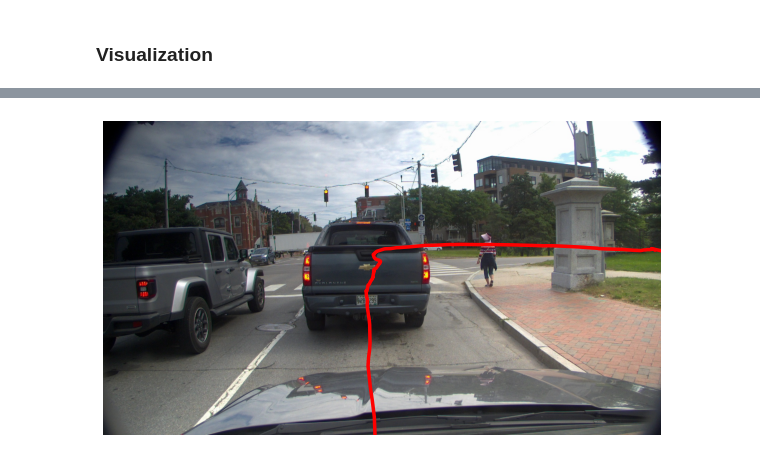
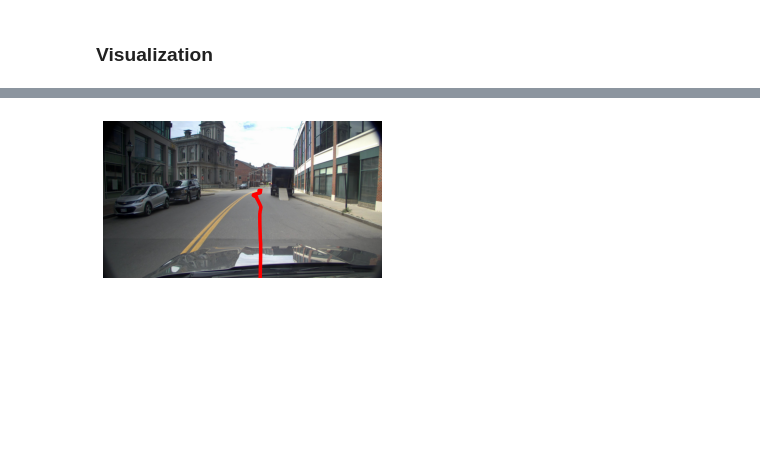
Before and after one commit to YehCF/monocular-visual-odometry, a Jupyter notebook: research/Monocular-Odometry-Pipeline-Experiment.ipynb, the cells around one changed output, grey strips where cells are left out. Drawn from its saved outputs; the diff is of its cells as text; code cells hidden in the pictures; blank space fills up the shorter version.

```diff
--- a/research/Monocular-Odometry-Pipeline-Experiment.ipynb
+++ b/research/Monocular-Odometry-Pipeline-Experiment.ipynb
@@ -96,6 +93,6 @@ def load_frames(video_folder, start_time, end_time):
     return frames, fps
 # %%
 # load real video frames
-frames, fps = load_frames("demo-video-frames/portland-me_20210818_41_corey", 0, 50)
+frames, fps = load_frames("../../odometry/demo-video-frames/portland-me_20210818_41_corey", 80, 130)
 # %% [output]
 Video - portland-me_20210818_41_corey - fps: 20.000982999884354
@@ -304,13 +301,13 @@ class MonocularVisualOdometry:
                                            last_kps[valid_idx],
                                            curr_kps[valid_idx],
                                            focal=self.focal,
-                                           pp=self.cxy,
-                                           mask=(mask * 255).astype(np.uint8))
+                                           pp=self.cxy)
+                                           # mask=(mask * 255).astype(np.uint8))
 
         inliers = inliers.squeeze().astype(np.bool_)
 
         # back to original size
-        all_inliers = (np.ones((curr_kps.shape[0],)) * np.nan).astype(np.bool_)
+        all_inliers = (np.zeros(curr_kps.shape[0],)).astype(np.bool_)
         all_inliers[valid_idx] = inliers
 
         return R, T, all_inliers
@@ -446,8 +443,14 @@ class MonocularVisualOdometry:
         R = cv2.Rodrigues(rvecs)[0]
         T = tvecs
 
-        # note: this inlier is a list of valid indices (not bool mask or 0/1 or 0/255)
-        return R, T, pnp_inliers.squeeze()
+        # note: pnp_inliers is a list of valid indices (not bool mask or 0/1 or 0/255)
+        mask_inliers = np.zeros((kps_3d[mask].shape[0]))
+        mask_inliers[pnp_inliers.squeeze()] = 1
+
+        inliers = np.zeros((kps_3d.shape[0],))
+        inliers[mask] = mask_inliers
+
+        return R, T, inliers.astype(np.bool_)
 
 
     def optimize(self):
@@ -684,11 +678,16 @@ def get_trajectory_from_poses(poses, K, camera_offset=None):
         # simulation for the trajectory on the road
         camera_offset = np.array([[0.], [0.], [0.]])
 
-    for R, T in poses:
+    base_vector = poses[0][0].T @ (-poses[0][1])
 
-        trajectory.append(R.T @ (-T + camera_offset).squeeze())
+    for R, T in poses[1:]:
+
+        trajectory.append((poses[0][0] @ (R.T @ (-T + camera_offset) - base_vector)).squeeze())
+
+        # trajectory.append((R.T @ (-T + camera_offset)).squeeze())
 
     return np.array(trajectory)
+
 
 def get_reprojected_trajectory_from_poses(poses, K, camera_offset=None):
     """
@@ -713,11 +712,13 @@ def export_or_visualize_projected_frame(i_frame,
                                         export=False,
                                         export_directory="temp"):
 
-    plt.figure(figsize=(10, 6))
+    plt.figure(figsize=(5, 3))
 
     plt.imshow(frame)
 
-    plt.plot(projected_trajectory[:, 0], projected_trajectory[:, 1], 'r', linewidth=3.5)
+    if projected_trajectory is not None:
+
+        plt.plot(projected_trajectory[:, 0], projected_trajectory[:, 1], 'r', linewidth=3.5)
 
     plt.xlim([0, frame.shape[1]])
 
@@ -767,3 +768,5 @@ plt.show()
 # %%
 # get projected trajectory on the ref image
-projected_trajectory = get_reprojected_trajectory_from_poses(poses, K, camera_offset=np.array([[0.], [0.5], [0.]]))
+start_frame = 100
+end_frame = 300
+projected_trajectory = get_reprojected_trajectory_from_poses(poses[start_frame:end_frame], K, camera_offset=np.array([[0.0], [0.4], [0.]]))
@@ -775,5 +782,5 @@ plt.plot(projected_trajectory[:, 0], projected_trajectory[:, 1])
 # %%
 # show the next 10s (trajectory) of the first frame
-export_or_visualize_projected_frame(0, frames[0], projected_trajectory)
+export_or_visualize_projected_frame(start_frame, frames[start_frame], projected_trajectory)
 # %% [output]
-[figure, old version]
+[figure, new version]
```
Also changed, not shown: parts of 9 cells of this notebook.
